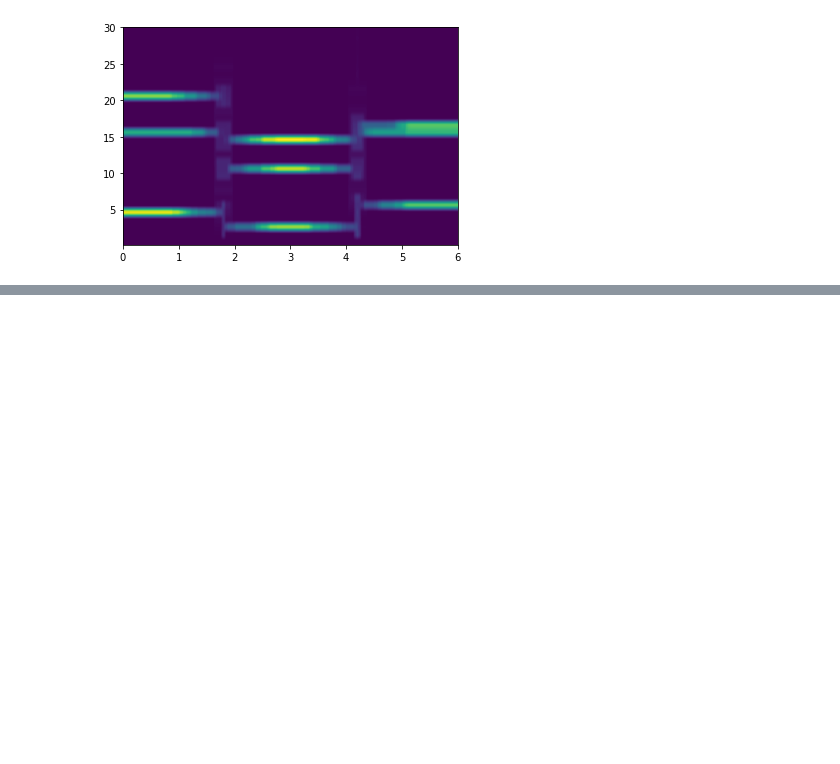
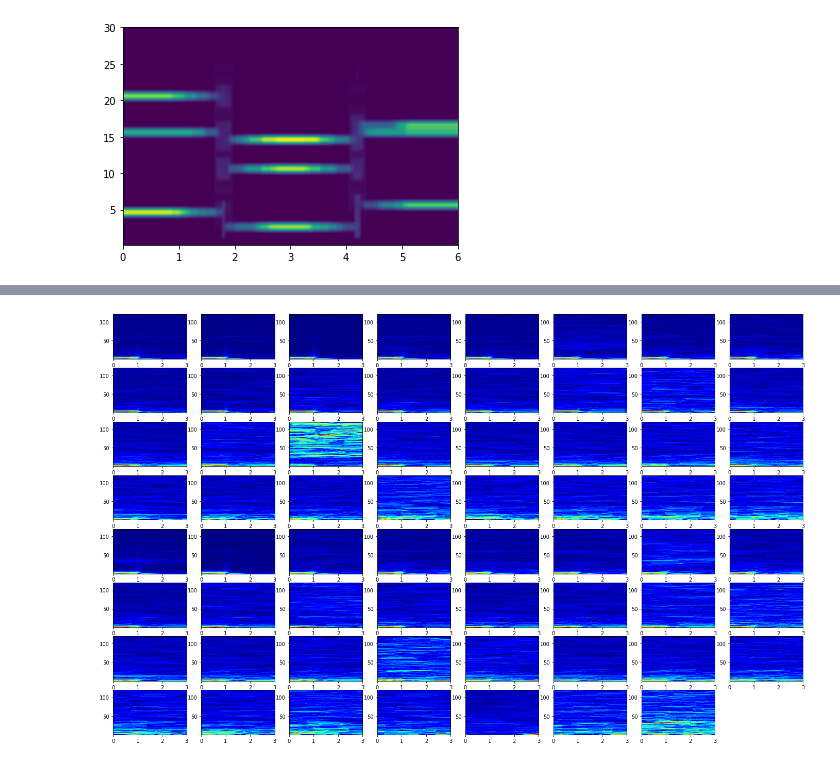
Before and after one commit to alifele/Brain_Computer_Interface, a Jupyter notebook: time_frequency.ipynb, the cells around one changed output, grey strips where cells are left out. Saved outputs shown, nothing was run; the diff lists cells and outputs as text; code cells hidden in the pictures; blank space fills up the shorter version.

```diff
--- a/time_frequency.ipynb
+++ b/time_frequency.ipynb
@@ -94,0 +91,8 @@ plt.plot(np.abs(np.fft.fft(arr)[0]))
+# %%
+fig = plt.figure(figsize=(24,15))
+
+for i in range(63):
+  ax = fig.add_subplot(8,8,i+1)
+  ax.imshow(STFT[:,:,i].T, extent=[0, 3, 1/6, 120], aspect='auto', cmap='jet')
+# %% [output]
+[figure, added]
```
Also changed, not shown: parts of 11 cells of this notebook.
